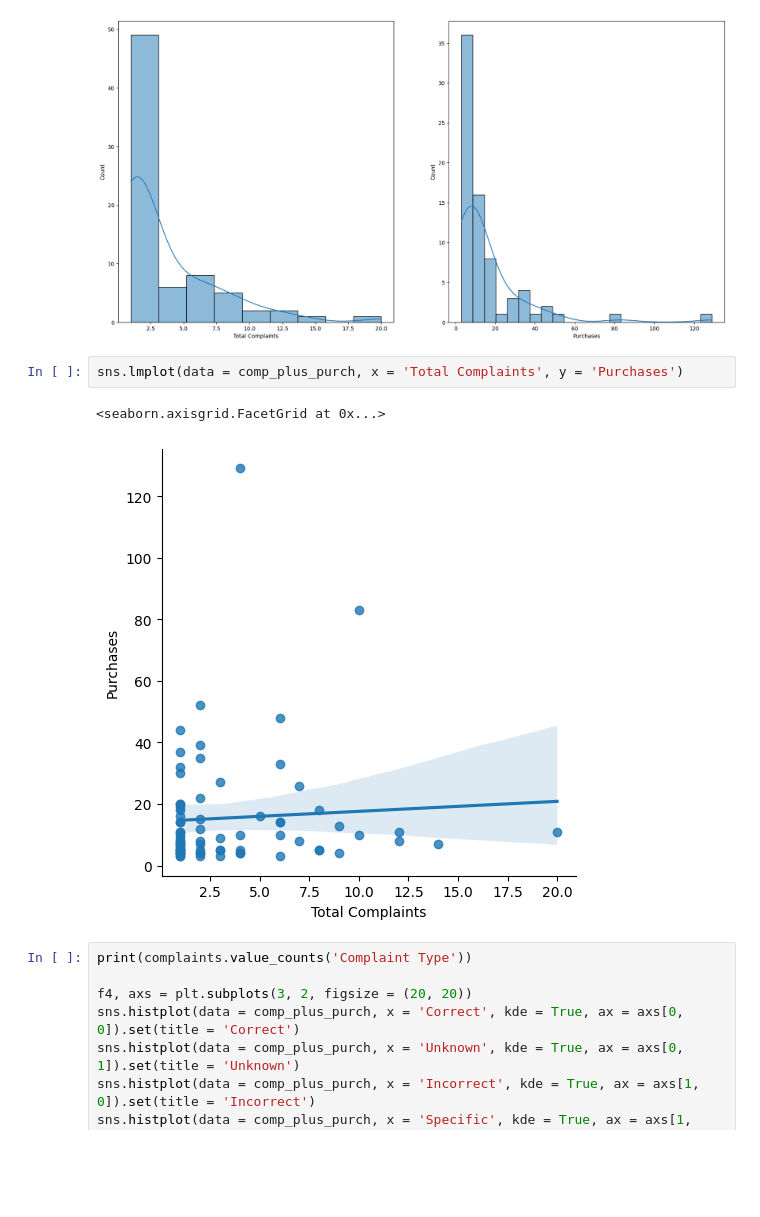
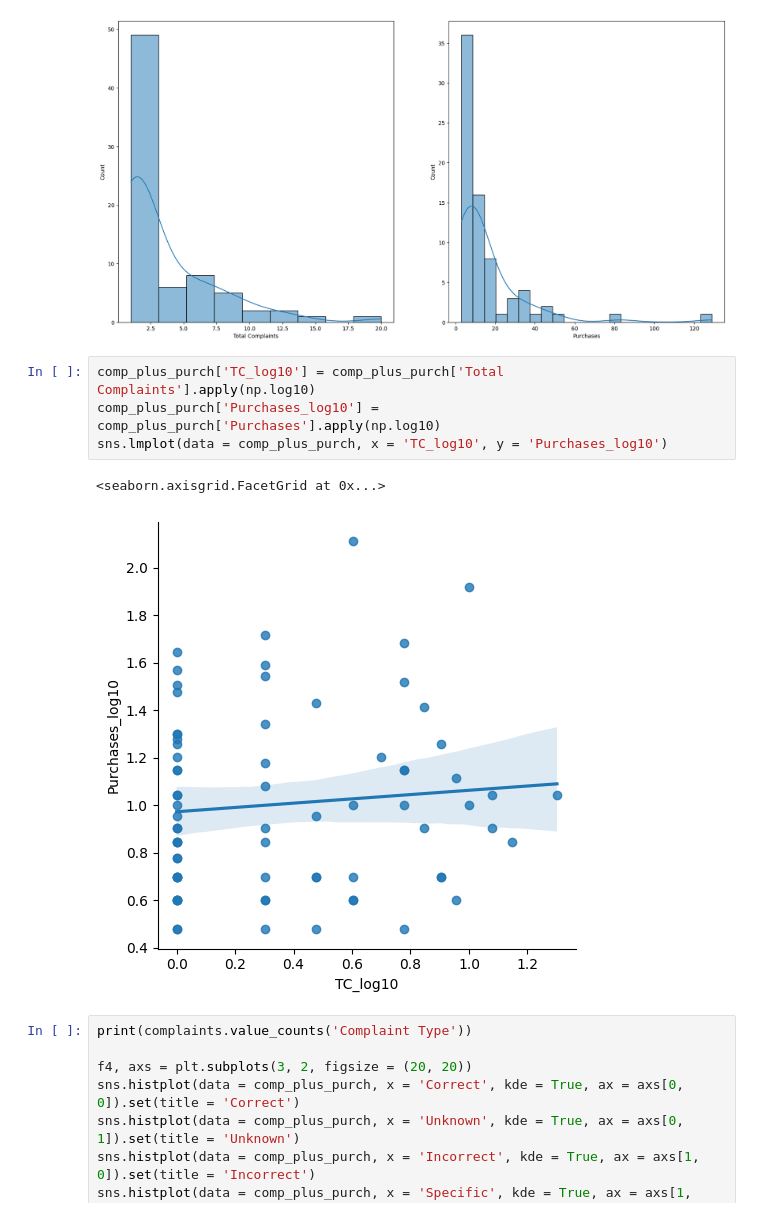
Before and after one commit to KBrandt57/COGS_118B_Project, a Jupyter notebook: project_notebook.ipynb, the cells around one changed output. Drawn from its saved outputs; the diff is of its cells as text; blank space fills up the shorter version.

```diff
--- a/project_notebook.ipynb
+++ b/project_notebook.ipynb
@@ -602,10 +604,12 @@ sns.histplot(data = comp_plus_purch, x = 'Purchases', kde = True, ax = axs[1])
 <AxesSubplot: xlabel='Purchases', ylabel='Count'>
 [figure]
 # %%
-sns.lmplot(data = comp_plus_purch, x = 'Total Complaints', y = 'Purchases')
+comp_plus_purch['TC_log10'] = comp_plus_purch['Total Complaints'].apply(np.log10)
+comp_plus_purch['Purchases_log10'] = comp_plus_purch['Purchases'].apply(np.log10)
+sns.lmplot(data = comp_plus_purch, x = 'TC_log10', y = 'Purchases_log10')
 # %% [output]
 <seaborn.axisgrid.FacetGrid at 0x...>
-[figure, old version]
+[figure, new version]
 # %%
 print(complaints.value_counts('Complaint Type'))
 
```
Also changed, not shown: parts of 1 cell of this notebook.
